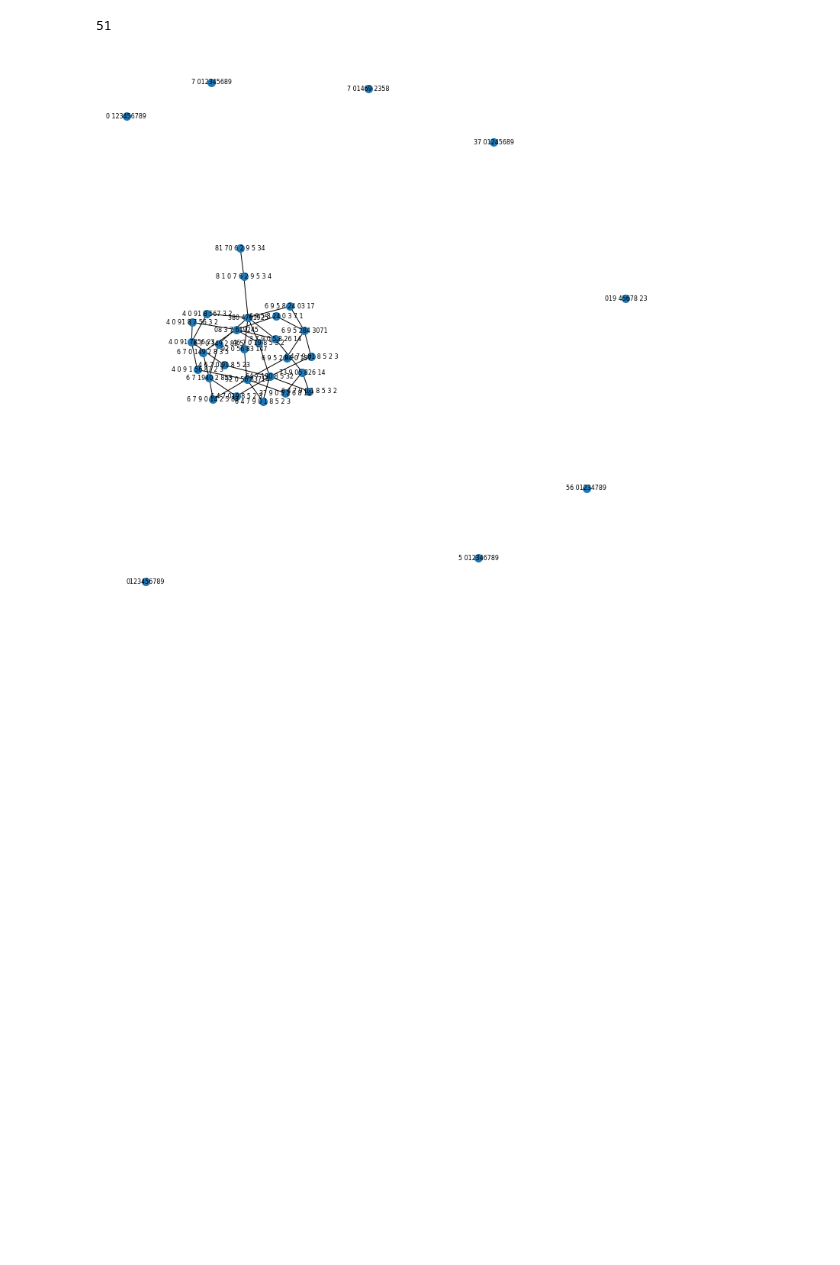
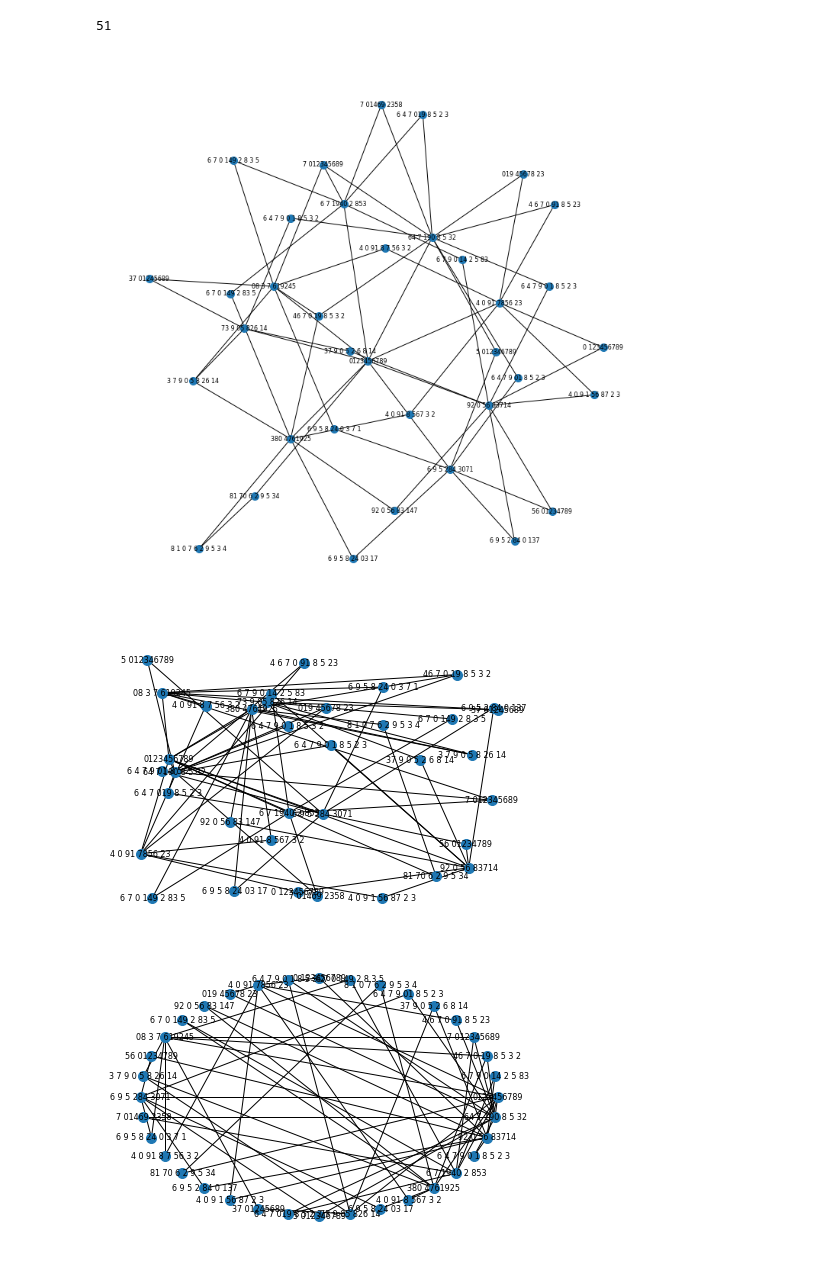
Before and after one commit to OculusMode/ILL, a Jupyter notebook: experimental/Subspaces_with_ILL.ipynb, the cells around one changed output. Saved outputs shown, nothing was run; the diff lists cells and outputs as text; code cells hidden in the pictures; blank space fills up the shorter version.

```diff
--- a/experimental/Subspaces_with_ILL.ipynb
+++ b/experimental/Subspaces_with_ILL.ipynb
@@ -295,6 +295,8 @@ for partns in poset.size2partns.values():
   for partn in partns:
     for child in poset.part2children[partn]:
       Graph.add_edge(partn, child)
+    for parent in poset.part2parents[partn]:
+      Graph.add_edge(parent, partn)
 
 def mapper(partn):
   return ' '.join(''.join(map(str, subspace.indices.tolist())) for subspace in partn.subspaces)
@@ -302,11 +304,21 @@ H = nx.relabel_nodes(Graph, mapper)
 # %%
 options = {
     # 'node_color': 'black',
     'node_size': 100,
     'font_size': 8
 }
 fig = plt.figure(1, figsize=(10, 10))
 nx.draw(H, with_labels=True, font_weight='normal', **options)
-# nx.draw(H, with_labels=True, **options)
+plt.show()
+nx.draw_random(H, with_labels=True, font_weight='normal', **options)
+plt.show()
+nx.draw_circular(H, with_labels=True, font_weight='normal', **options)
+plt.show()
+nx.draw_spectral(H, with_labels=True, font_weight='normal', **options)
+plt.show()
+nx.draw_spring(H, with_labels=True, font_weight='normal', **options)
+plt.show()
 # %% [output]
-[figure, old version]
+[figure, new version]
+[figure, added]
+[figure, added]
```
Also changed, not shown: parts of 1 cell of this notebook.
